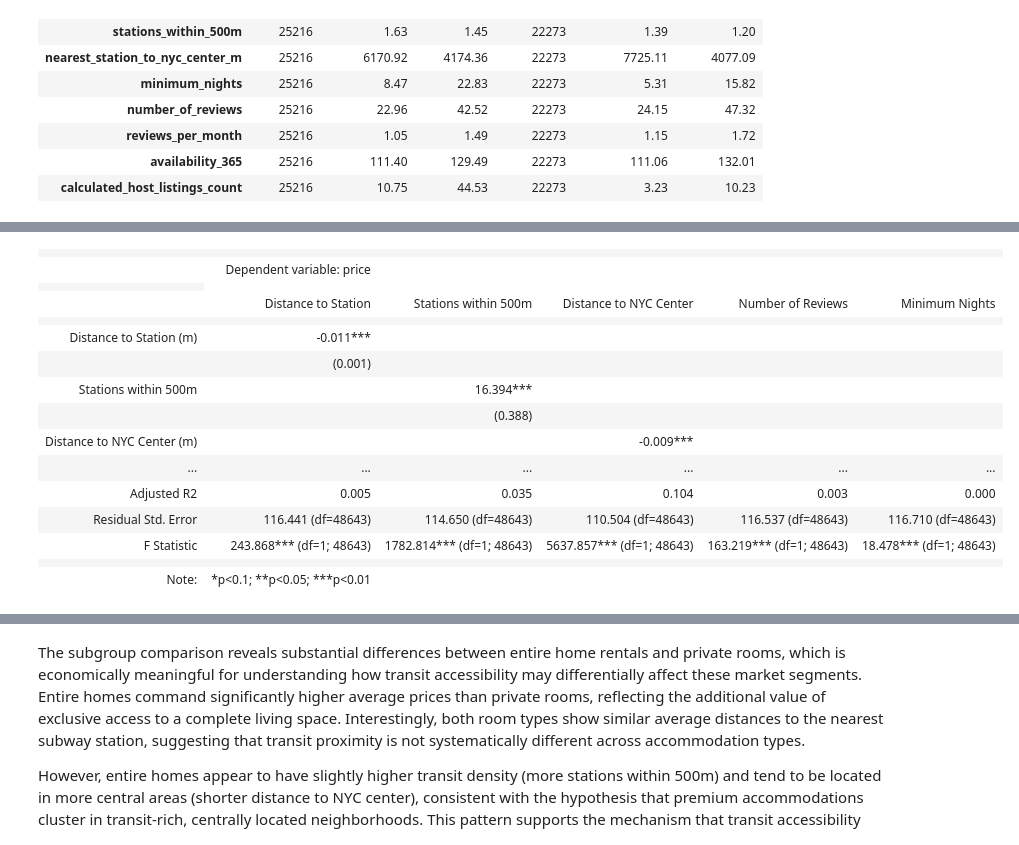
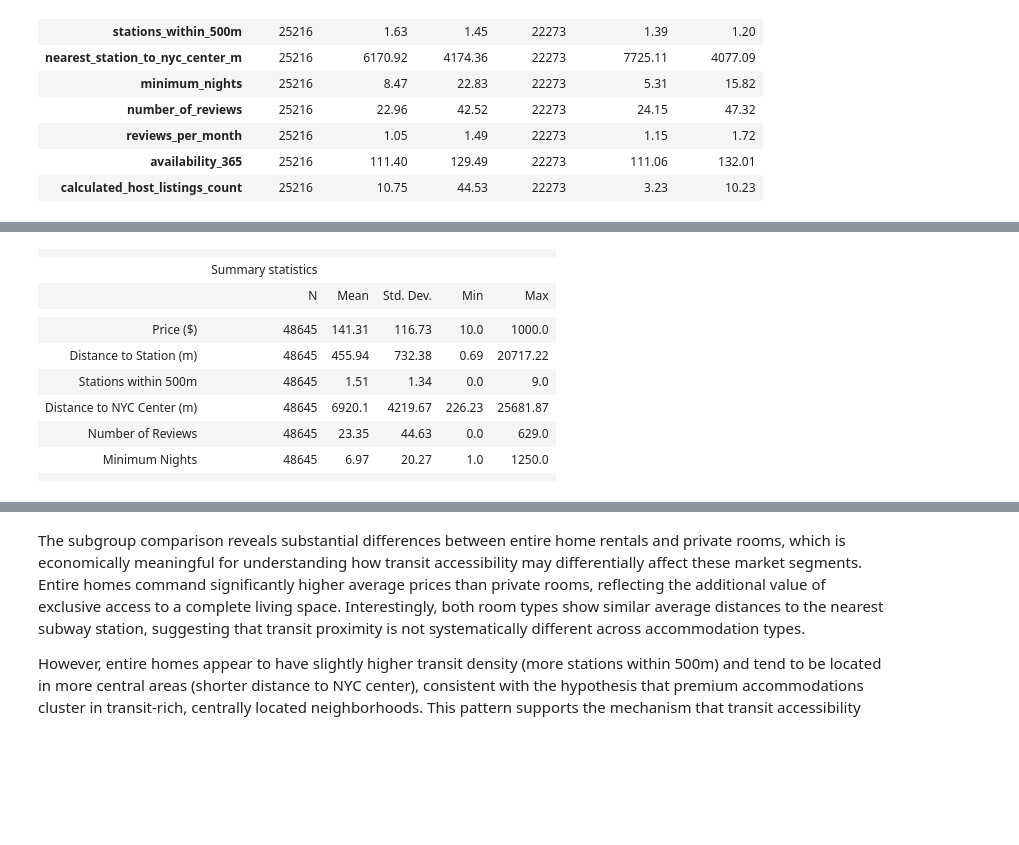
Before and after one commit to Sph964/ECO225_project_1, a Jupyter notebook: project_report_part_3.ipynb, the cells around one changed output, grey strips where cells are left out. Cells and saved outputs as stored; diff of their text form; code cells hidden in the pictures; blank space fills up the shorter version.

```diff
--- a/project_report_part_3.ipynb
+++ b/project_report_part_3.ipynb
@@ -255,41 +255,32 @@ To satisfy the requirement of using the stargazer library, we present summary st
 # %%
-# Import stargazer and statsmodels for regression-based summary statistics
+# Import stargazer for professional table formatting; use summary statistics only (no OLS)
 from stargazer.stargazer import Stargazer
-import statsmodels.api as sm
 
-# Run simple OLS regressions for each key explanatory variable against price
-# This allows us to use stargazer to present the results in a professional table format
+# Key variables for summary statistics (same set as used in analysis)
+key_vars = ['price', 'distance_to_nearest_station_m', 'stations_within_500m',
+            'nearest_station_to_nyc_center_m', 'number_of_reviews', 'minimum_nights']
+labels = ['Price ($)', 'Distance to Station (m)', 'Stations within 500m',
+          'Distance to NYC Center (m)', 'Number of Reviews', 'Minimum Nights']
 
-# Prepare the data - add constant for regression
-X_dist = sm.add_constant(df_clean['distance_to_nearest_station_m'])
-X_stations = sm.add_constant(df_clean['stations_within_500m'])
-X_center = sm.add_constant(df_clean['nearest_station_to_nyc_center_m'])
-X_reviews = sm.add_constant(df_clean['number_of_reviews'])
-X_min_nights = sm.add_constant(df_clean['minimum_nights'])
+# Compute summary statistics
+summary_stats = df_clean[key_vars].agg(['count', 'mean', 'std', 'min', 'max']).T
+summary_stats.columns = ['N', 'Mean', 'Std. Dev.', 'Min', 'Max']
+summary_stats.index = labels
+summary_stats['N'] = summary_stats['N'].astype(int)
+summary_stats[['Mean', 'Std. Dev.', 'Min', 'Max']] = summary_stats[['Mean', 'Std. Dev.', 'Min', 'Max']].round(2)
 
-y = df_clean['price']
+# Build stargazer-style HTML table
+def summary_to_stargazer_html(df, title):
+    rows = []
+    rows.append(f'<tr><td colspan="6" style="border-bottom: 1px solid black"></td></tr>')
+    rows.append('<tr><td style="text-align:left"></td><td colspan="5"><em>Summary statistics</em></td></tr>')
+    rows.append('<tr><td style="text-align:left"></td><td>N</td><td>Mean</td><td>Std. Dev.</td><td>Min</td><td>Max</td></tr>')
+    rows.append('<tr><td colspan="6" style="border-bottom: 1px solid black"></td></tr>')
+    for idx in df.index:
+        row_vals = [str(df.loc[idx, c]) for c in df.columns]
+        rows.append('<tr><td style="text-align:left">' + idx + '</td><td>' + '</td><td>'.join(row_vals) + '</td></tr>')
+    rows.append('<tr><td colspan="6" style="border-bottom: 1px solid black"></td></tr>')
+    return title + '<br><table style="text-align:center">' + '\n'.join(rows) + '</table>'
 
-# Run OLS regressions
-model1 = sm.OLS(y, X_dist).fit()
-model2 = sm.OLS(y, X_stations).fit()
-model3 = sm.OLS(y, X_center).fit()
-model4 = sm.OLS(y, X_reviews).fit()
-model5 = sm.OLS(y, X_min_nights).fit()
-
-# Create stargazer table with regression results
-stargazer = Stargazer([model1, model2, model3, model4, model5])
-stargazer.title("Table 3: Simple OLS Regressions - Price vs. Key Explanatory Variables")
-stargazer.custom_columns(['Distance to Station', 'Stations within 500m', 'Distance to NYC Center', 'Number of Reviews', 'Minimum Nights'], [1, 1, 1, 1, 1])
-stargazer.show_model_numbers(False)
-stargazer.covariate_order(['distance_to_nearest_station_m', 'stations_within_500m',
-                           'nearest_station_to_nyc_center_m', 'number_of_reviews',
-                           'minimum_nights', 'const'])
-stargazer.rename_covariates({'distance_to_nearest_station_m': 'Distance to Station (m)',
-                             'stations_within_500m': 'Stations within 500m',
-                             'nearest_station_to_nyc_center_m': 'Distance to NYC Center (m)',
-                             'number_of_reviews': 'Number of Reviews',
-                             'minimum_nights': 'Minimum Nights',
-                             'const': 'Constant'})
-
-display(HTML(stargazer.render_html()))
+display(HTML(summary_to_stargazer_html(summary_stats, "Table 3: Summary Statistics - Key Variables (Stargazer Format)")))
 # %% [output]
@@ -297,17 +288,12 @@ Table 3: Simple OLS Regressions - Price vs. Key Explanatory Variables
 |  |  |  |  |  |  |
-|  | Dependent variable: price |  |  |  |  |
-|  |
-|  | Distance to Station | Stations within 500m | Distance to NYC Center | Number of Reviews | Minimum Nights |
+|  | Summary statistics |  |  |  |  |
+|  | N | Mean | Std. Dev. | Min | Max |
 |  |  |  |  |  |  |
-| Distance to Station (m) | -0.011*** |  |  |  |  |
-|  | (0.001) |  |  |  |  |
-| Stations within 500m |  | 16.394*** |  |  |  |
-|  |  | (0.388) |  |  |  |
-| Distance to NYC Center (m) |  |  | -0.009*** |  |  |
-| ... | ... | ... | ... | ... | ... |
-| Adjusted R2 | 0.005 | 0.035 | 0.104 | 0.003 | 0.000 |
-| Residual Std. Error | 116.441 (df=48643) | 114.650 (df=48643) | 110.504 (df=48643) | 116.537 (df=48643) | 116.710 (df=48643) |
-| F Statistic | 243.868*** (df=1; 48643) | 1782.814*** (df=1; 48643) | 5637.857*** (df=1; 48643) | 163.219*** (df=1; 48643) | 18.478*** (df=1; 48643) |
+| Price ($) | 48645 | 141.31 | 116.73 | 10.0 | 1000.0 |
+| Distance to Station (m) | 48645 | 455.94 | 732.38 | 0.69 | 20717.22 |
+| Stations within 500m | 48645 | 1.51 | 1.34 | 0.0 | 9.0 |
+| Distance to NYC Center (m) | 48645 | 6920.1 | 4219.67 | 226.23 | 25681.87 |
+| Number of Reviews | 48645 | 23.35 | 44.63 | 0.0 | 629.0 |
+| Minimum Nights | 48645 | 6.97 | 20.27 | 1.0 | 1250.0 |
 |  |  |  |  |  |  |
-| Note: | *p<0.1; **p<0.05; ***p<0.01 |  |  |  |  |
 # %% [markdown]
```
Also changed, not shown: parts of 5 cells of this notebook, 1 other file.
